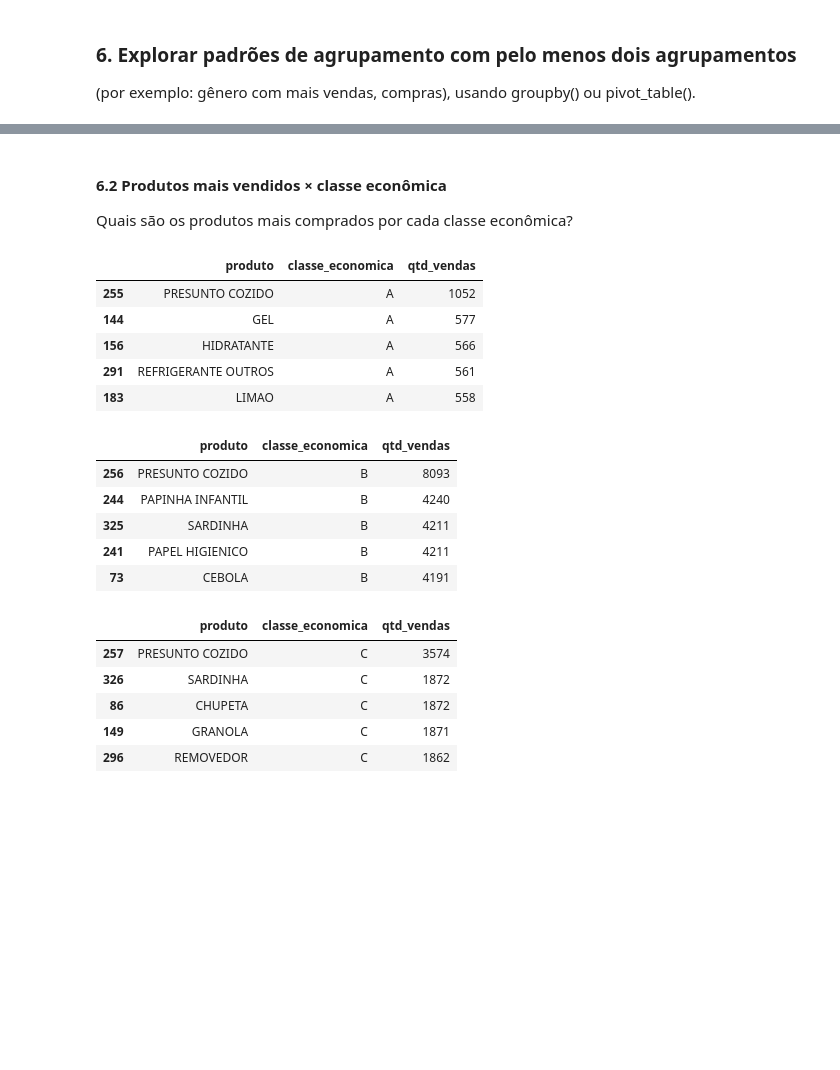
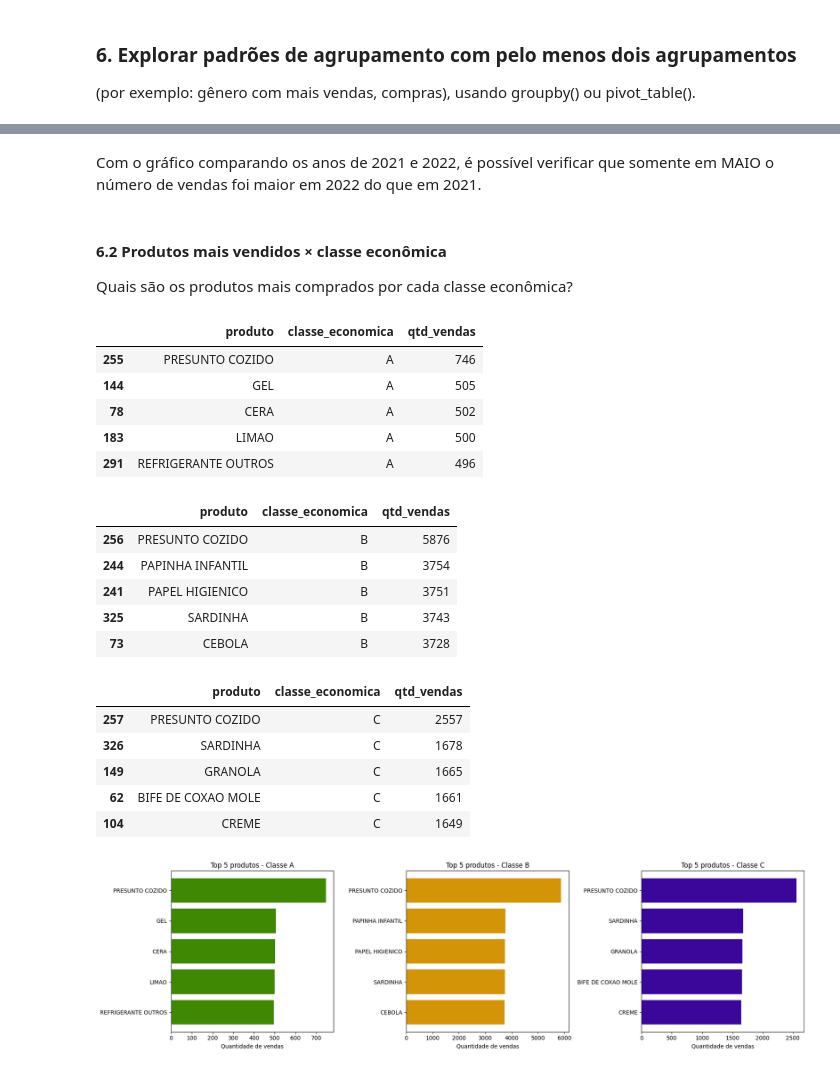
Before and after one commit to laisalegri/miniprojeto, a Jupyter notebook: miniprojeto_lais.ipynb, the cells around one changed output, grey strips where cells are left out. Saved outputs shown, nothing was run; the diff lists cells and outputs as text; code cells hidden in the pictures; blank space fills up the shorter version.

```diff
--- a/miniprojeto_lais.ipynb
+++ b/miniprojeto_lais.ipynb
@@ -470,3 +662,5 @@ plt.show()
+# %% [markdown]
+Com o gráfico comparando os anos de 2021 e 2022, é possível verificar que somente em MAIO o número de vendas foi maior em 2022 do que em 2021.
 # %% [markdown]
 #### 6.2 Produtos mais vendidos × classe econômica
 
@@ -474,47 +668,86 @@ Quais são os produtos mais comprados por cada classe econômica?
 # %%
 produtos_classe = (
     vendas_renomeado
-    .groupby(["produto", "classe_economica"])
-    .size()
+    .groupby(["produto", "classe_economica"])["nota_fiscal"]
+    .nunique()
     .reset_index(name="qtd_vendas")
     .sort_values(by="qtd_vendas", ascending=False)
 )
 #print(produtos_classe)
 
 
 # Top 5 produtos mais vendidos por Classe econômica
 
 top_5_A = produtos_classe[
     produtos_classe["classe_economica"] == "A"
 ].head(5)
 
 top_5_B = produtos_classe[
     produtos_classe["classe_economica"] == "B"
 ].head(5)
 
 top_5_C = produtos_classe[
     produtos_classe["classe_economica"] == "C"
 ].head(5)
 
 display(top_5_A)
 display(top_5_B)
 display(top_5_C)
+
+
+# Gráficos
+
+fig, axs = plt.subplots(1, 3, figsize=(18, 5))
+
+# Classe A
+top_5_A = top_5_A.sort_values("qtd_vendas", ascending=True)
+axs[0].barh(
+    top_5_A["produto"],
+    top_5_A["qtd_vendas"],
+    color="#3F8804"
+)
+axs[0].set_title("Top 5 produtos - Classe A")
+axs[0].set_xlabel("Quantidade de vendas")
+
+# Classe B
+top_5_B = top_5_B.sort_values("qtd_vendas", ascending=True)
+axs[1].barh(
+    top_5_B["produto"],
+    top_5_B["qtd_vendas"],
+    color="#D49408"
+)
+axs[1].set_title("Top 5 produtos - Classe B")
+axs[1].set_xlabel("Quantidade de vendas")
+
+# Classe C
+top_5_C = top_5_C.sort_values("qtd_vendas", ascending=True)
+axs[2].barh(
+    top_5_C["produto"],
+    top_5_C["qtd_vendas"],
+    color="#3B079B"
+)
+axs[2].set_title("Top 5 produtos - Classe C")
+axs[2].set_xlabel("Quantidade de vendas")
+
+plt.tight_layout()
+plt.show()
 # %% [output]
 |  | produto | classe_economica | qtd_vendas |
-| 255 | PRESUNTO COZIDO | A | 1052 |
-| 144 | GEL | A | 577 |
-| 156 | HIDRATANTE | A | 566 |
-| 291 | REFRIGERANTE OUTROS | A | 561 |
-| 183 | LIMAO | A | 558 |
+| 255 | PRESUNTO COZIDO | A | 746 |
+| 144 | GEL | A | 505 |
+| 78 | CERA | A | 502 |
+| 183 | LIMAO | A | 500 |
+| 291 | REFRIGERANTE OUTROS | A | 496 |
 |  | produto | classe_economica | qtd_vendas |
-| 256 | PRESUNTO COZIDO | B | 8093 |
-| 244 | PAPINHA INFANTIL | B | 4240 |
-| 325 | SARDINHA | B | 4211 |
-| 241 | PAPEL HIGIENICO | B | 4211 |
-| 73 | CEBOLA | B | 4191 |
+| 256 | PRESUNTO COZIDO | B | 5876 |
+| 244 | PAPINHA INFANTIL | B | 3754 |
+| 241 | PAPEL HIGIENICO | B | 3751 |
+| 325 | SARDINHA | B | 3743 |
+| 73 | CEBOLA | B | 3728 |
 |  | produto | classe_economica | qtd_vendas |
-| 257 | PRESUNTO COZIDO | C | 3574 |
-| 326 | SARDINHA | C | 1872 |
-| 86 | CHUPETA | C | 1872 |
-| 149 | GRANOLA | C | 1871 |
-| 296 | REMOVEDOR | C | 1862 |
+| 257 | PRESUNTO COZIDO | C | 2557 |
+| 326 | SARDINHA | C | 1678 |
+| 149 | GRANOLA | C | 1665 |
+| 62 | BIFE DE COXAO MOLE | C | 1661 |
+| 104 | CREME | C | 1649 |
+[figure, added]
```
Also changed, not shown: parts of 30 cells of this notebook, 1 other file.
